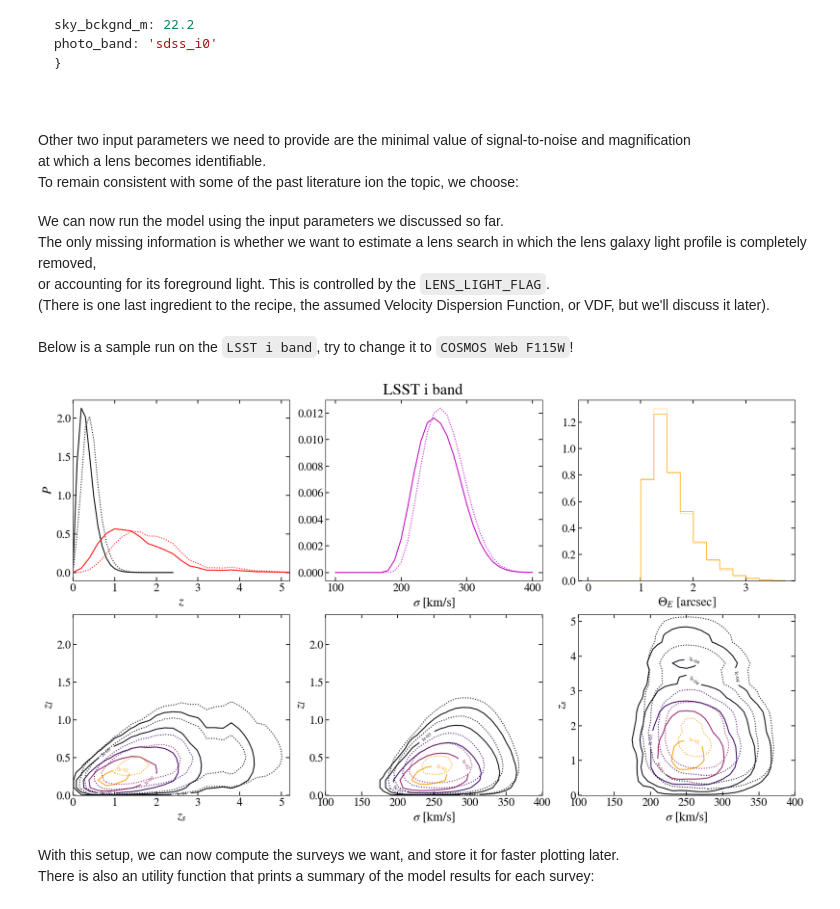
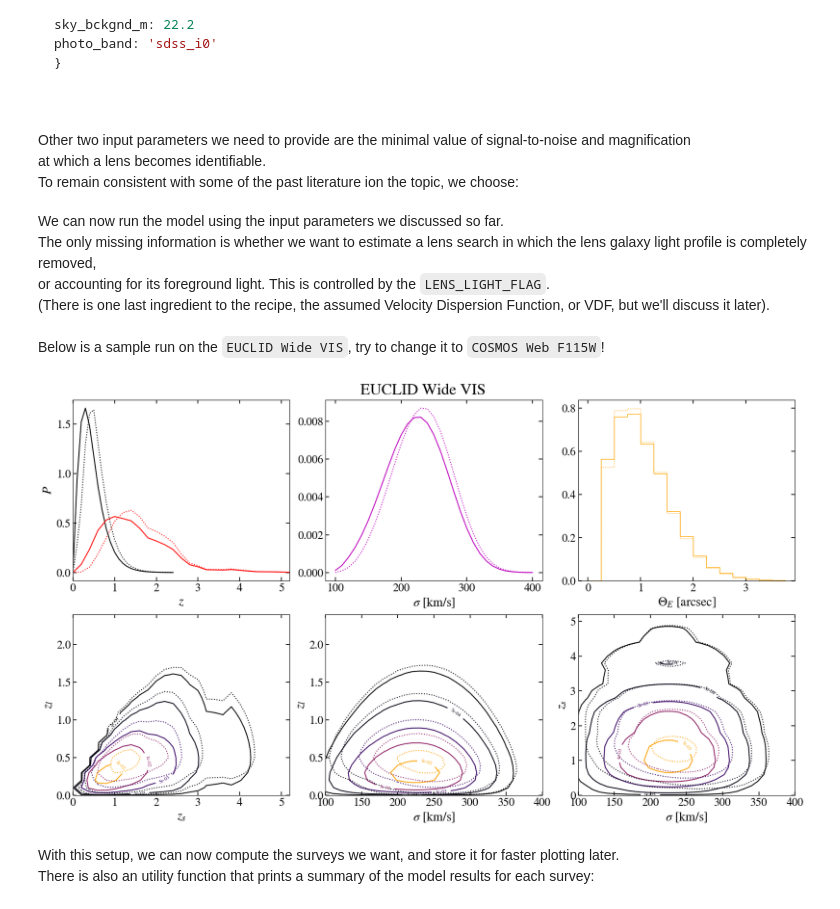
Before and after one commit to Ferr013/GALESS, a Jupyter notebook: examples/basic_example.ipynb, the cells around one changed output. Cells and saved outputs as stored; diff of their text form; code cells hidden in the pictures.

```diff
--- a/examples/basic_example.ipynb
+++ b/examples/basic_example.ipynb
@@ -65,40 +64,40 @@ We can now run the model using the input parameters we discussed so far.<br>
 The only missing information is whether we want to estimate a lens search in which the lens galaxy light profile is completely removed,<br>
 or accounting for its foreground light. This is controlled by the `LENS_LIGHT_FLAG`.<br>
 (There is one last ingredient to the recipe, the assumed Velocity Dispersion Function, or VDF, but we'll discuss it later).<br><br>
-Below is a sample run on the `LSST i band`, try to change it to `COSMOS Web F115W`!<br>
+Below is a sample run on the `EUCLID Wide VIS`, try to change it to `COSMOS Web F115W`!<br>
 # %%
-for title in ['LSST i band']: #Try 'COSMOS Web F115W'!
+for title in ['EUCLID Wide VIS']: #Try 'COSMOS Web F115W'!
      survey_params = utils.read_survey_params(title, VERBOSE = 0)
      limit    = survey_params['limit']
      cut      = survey_params['cut']
      area     = survey_params['area']
      seeing   = survey_params['seeing']
      exp_time_sec = survey_params['exp_time_sec']
      zero_point_m = survey_params['zero_point_m']
      sky_bckgnd_m = survey_params['sky_bckgnd_m']
      photo_band   = survey_params['photo_band']
 
      try:
           matrix_LL, Theta_E_LL, prob_LL, matrix_noLL, Theta_E_noLL, prob_noLL = utils.load_pickled_files(title)
      except ValueError:
           print('FILE do NOT exist - RUNNING MODEL')
           matrix_noLL, Theta_E_noLL, prob_noLL = ls.calculate_num_lenses_and_prob(
                                                   sigma_array, zl_array, zs_array, M_array, limit, area,
                                                   seeing, min_SNR, exp_time_sec, sky_bckgnd_m, zero_point_m,
                                                   photo_band = photo_band, mag_cut=cut, arc_mu_threshold = arc_mu_thr,
                                                   Phi_vel_disp = ls.Phi_vel_disp_Mason, LENS_LIGHT_FLAG = False)
           matrix_LL, Theta_E_LL, prob_LL = ls.calculate_num_lenses_and_prob(
                                                   sigma_array, zl_array, zs_array, M_array, limit, area,
                                                   seeing, min_SNR, exp_time_sec, sky_bckgnd_m, zero_point_m,
                                                   photo_band = photo_band, mag_cut=cut, arc_mu_threshold = arc_mu_thr,
                                                   Phi_vel_disp = ls.Phi_vel_disp_Mason, LENS_LIGHT_FLAG = True)
           utils.save_pickled_files(title,  matrix_LL, Theta_E_LL, prob_LL, matrix_noLL, Theta_E_noLL, prob_noLL)
 
      lens_plot.plot_ALL_distributions(title, zl_array, zs_array, sigma_array,
                                    Theta_E_LL, matrix_LL, Theta_E_noLL, matrix_noLL,
                                    PLOT_FOR_KEYNOTE = 0, SMOOTH = 1, SAVE = 0)
 # %% [output]
-[figure, old version]
+[figure, new version]
 # %% [markdown]
 With this setup, we can now compute the surveys we want, and store it for faster plotting later.<br>
 There is also an utility function that prints a summary of the model results for each survey:
```
Also changed, not shown: parts of 4 cells of this notebook, 1 other file.
